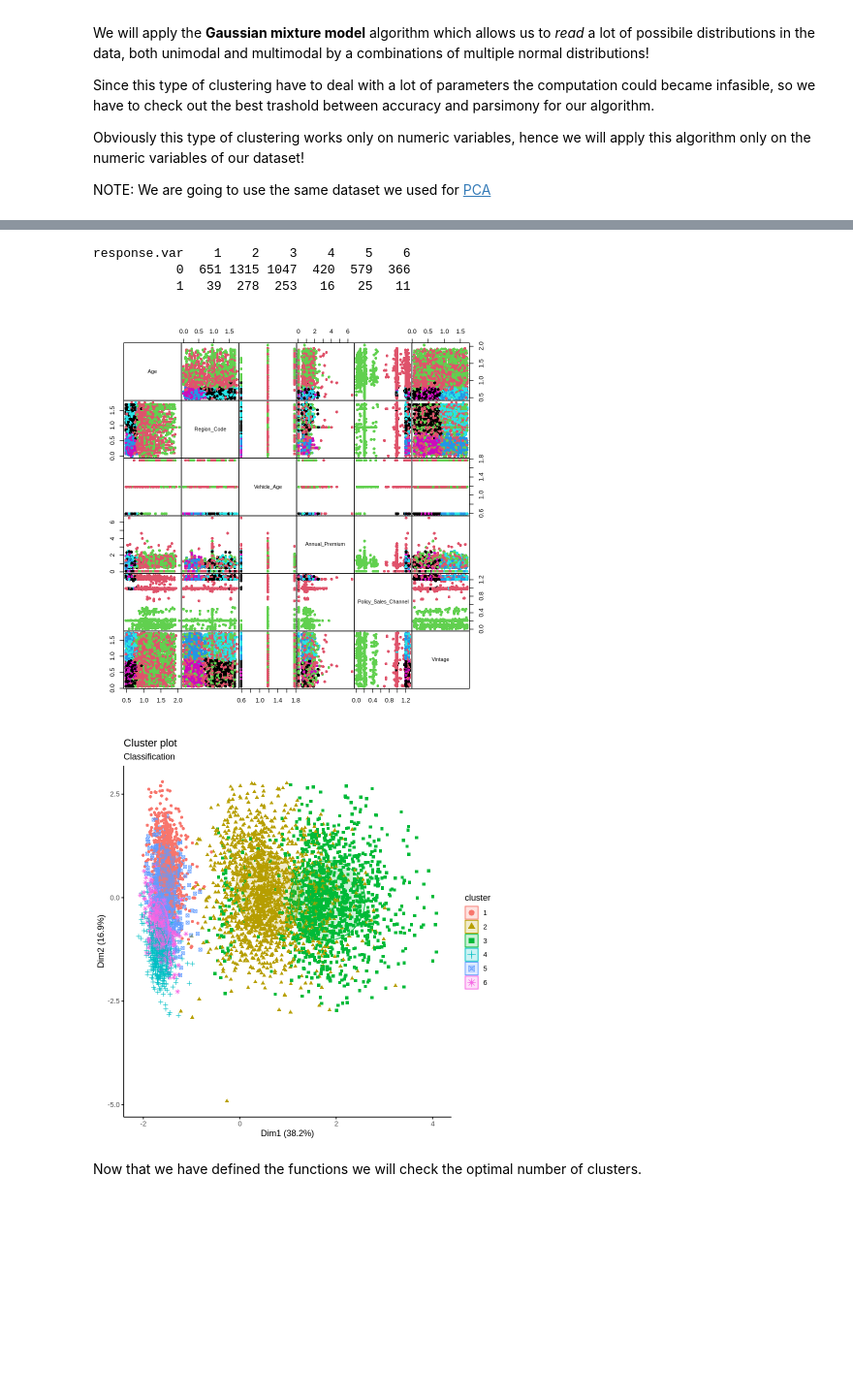
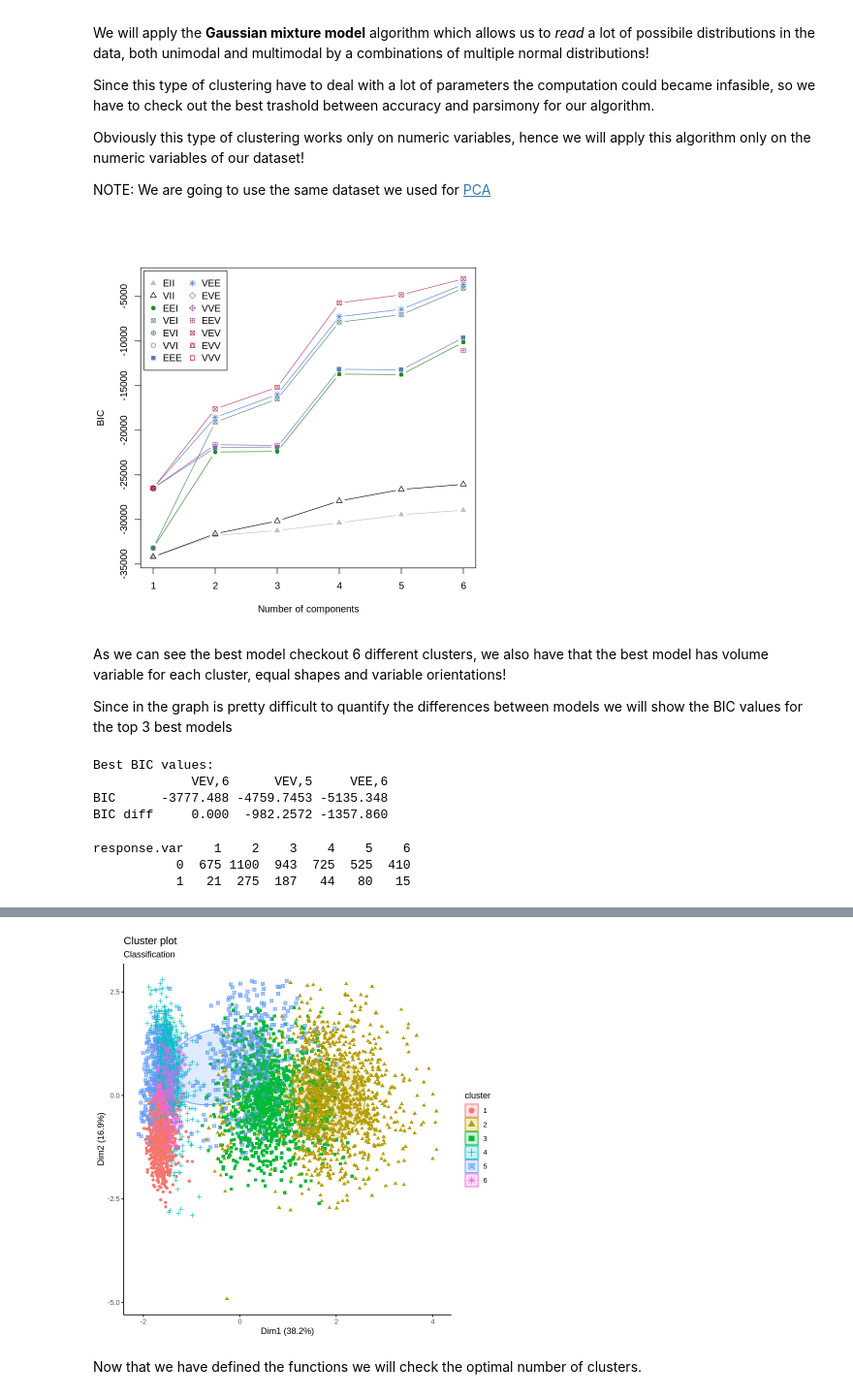
Before and after one commit to biagio-incardona/biagio-incardona.github.io, a Jupyter notebook: Report_Incardona_Biagio.ipynb, the cells around one changed output, grey strips where cells are left out. Shown at 97% size. Drawn from its saved outputs; the diff is of its cells as text; code cells hidden in the pictures; blank space fills up the shorter version.

```diff
--- a/Report_Incardona_Biagio.ipynb
+++ b/Report_Incardona_Biagio.ipynb
@@ -1568,11 +1504,34 @@ Since this type of clustering have to deal with a lot of parameters the computat
 Obviously this type of clustering works only on numeric variables, hence we will apply this algorithm only on the numeric variables of our dataset!
 
 NOTE: We are going to use the same dataset we used for [PCA](#5.-Principal-Components-Analysis)
+# %%
+# creating the sub-dataset
+numeric.df <- insurance.scaled[,num_cols]
+
+# applying the parsimonious Gaussian Mixture Model
+mod <- Mclust(numeric.df, G = 1:6, modelNames = NULL)
+
+# Plot BIC values for all the fitted models
+plot(mod, what = "BIC", ylim = range(mod$BIC, na.rm = TRUE),
+     legendArgs = list(x = "topleft"))
+# %% [output]
+[figure, added]
+# %% [markdown]
+As we can see the best model checkout 6 different clusters, we also have that the best model has volume variable for each cluster, equal shapes and variable orientations!
+
+Since in the graph is pretty difficult to quantify the differences between models we will show the BIC values for the top 3 best models
+# %%
+summary(mod$BIC)
+# %% [output]
+Best BIC values:
+             VEV,6      VEV,5     VEE,6
+BIC      -3777.488 -4759.7453 -5135.348
+BIC diff     0.000  -982.2572 -1357.860
 # %%
-numeric.df <- insurance.scaled[,num_cols]
-mod <- Mclust(numeric.df, G = 1:6, modelNames = NULL)
-plot(mod, what = "BIC", ylim = range(mod$BIC, na.rm = TRUE), legendArgs = list(x = "bottomleft"))
 pairs(numeric.df, gap=0, pch = 16, col = mod$classification)
 table(response.var, mod$classification)
 fviz_mclust(mod, "classification", geom = "point", pointsize = 1.5, palette = "jc")
 # %% [output]
+response.var    1    2    3    4    5    6
+           0  675 1100  943  725  525  410
+           1   21  275  187   44   80   15
@@ -1580,8 +1539,4 @@ fviz_mclust(mod, "classification", geom = "point", pointsize = 1.5, palette = "j
-response.var    1    2    3    4    5    6
-           0  651 1315 1047  420  579  366
-           1   39  278  253   16   25   11
-[figure, old version]
+[figure, new version]
-[figure, removed]
 # %%
 #install.packages("fpc")
 checkBestN(insurance.scaled[1:20,], dist = as.dist(gower.dist(insurance.scaled[1:20,])), max.nc = 4)
```
Also changed, not shown: parts of 15 cells of this notebook.
